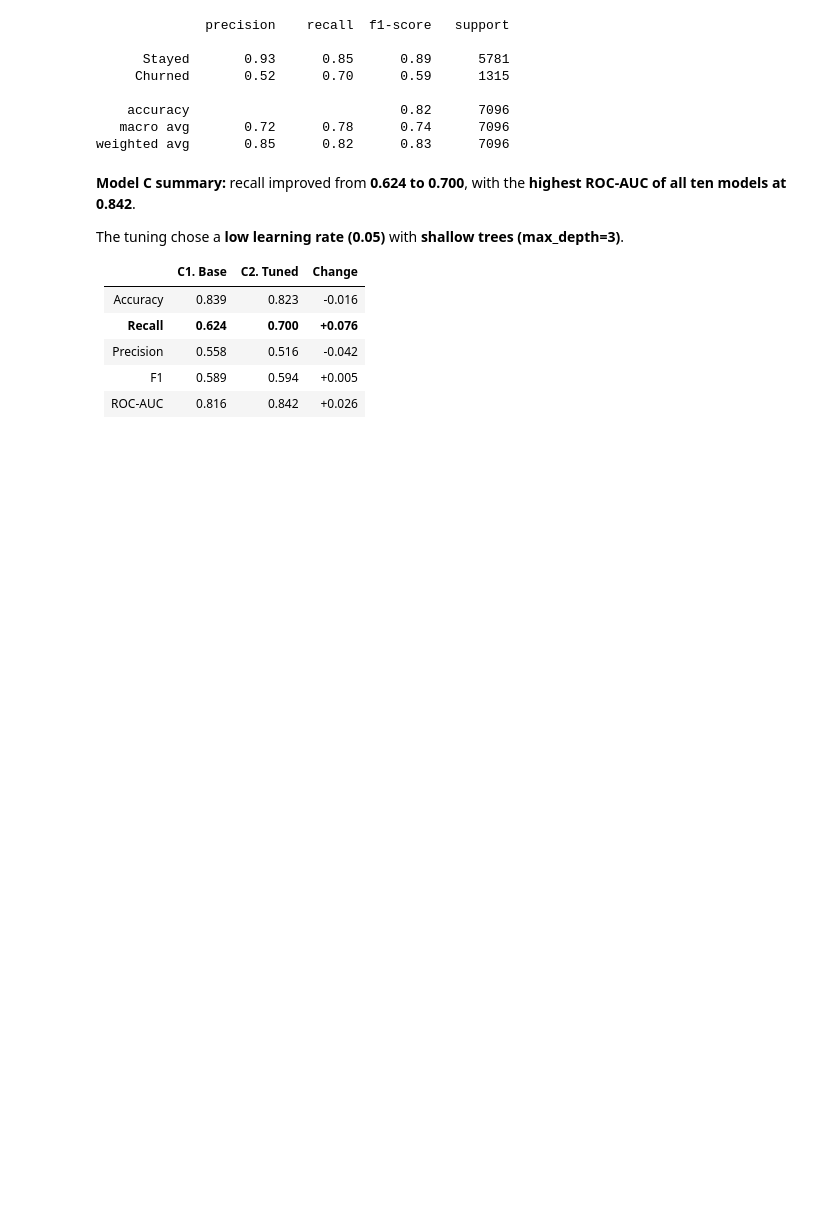
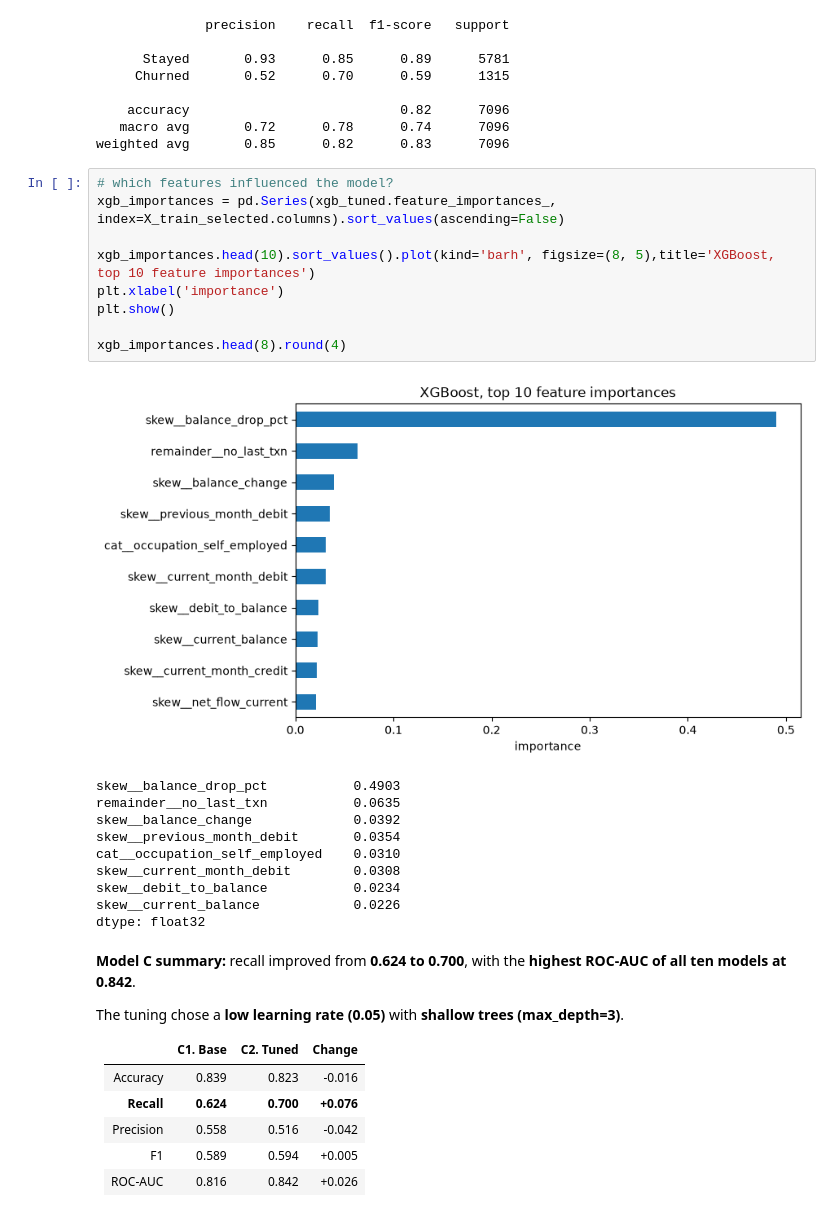
Before and after one commit to Meqdad-25/labs_projects, a Jupyter notebook: projects/Project 4 (Capstone)/3. Final Capstone/final_capstone.ipynb, the cells around one changed output. Cells and saved outputs as stored; diff of their text form; blank space fills up the shorter version.

```diff
--- a/projects/Project 4 (Capstone)/3. Final Capstone/final_capstone.ipynb
+++ b/projects/Project 4 (Capstone)/3. Final Capstone/final_capstone.ipynb
@@ -1741,6 +1761,26 @@ print(classification_report(y_test, xgb_tuned.predict(X_test_selected), target_n
     accuracy                           0.82      7096
    macro avg       0.72      0.78      0.74      7096
 weighted avg       0.85      0.82      0.83      7096
+# %%
+# which features influenced the model?
+xgb_importances = pd.Series(xgb_tuned.feature_importances_, index=X_train_selected.columns).sort_values(ascending=False)
+
+xgb_importances.head(10).sort_values().plot(kind='barh', figsize=(8, 5),title='XGBoost, top 10 feature importances')
+plt.xlabel('importance')
+plt.show()
+
+xgb_importances.head(8).round(4)
+# %% [output]
+[figure, added]
+skew__balance_drop_pct           0.4903
+remainder__no_last_txn           0.0635
+skew__balance_change             0.0392
+skew__previous_month_debit       0.0354
+cat__occupation_self_employed    0.0310
+skew__current_month_debit        0.0308
+skew__debit_to_balance           0.0234
+skew__current_balance            0.0226
+dtype: float32
 # %% [markdown]
 **Model C summary:** recall improved from **0.624 to 0.700**, with the **highest ROC-AUC of
 all ten models at 0.842**.
```
Also changed, not shown: parts of 1 cell of this notebook, 7 other files.
